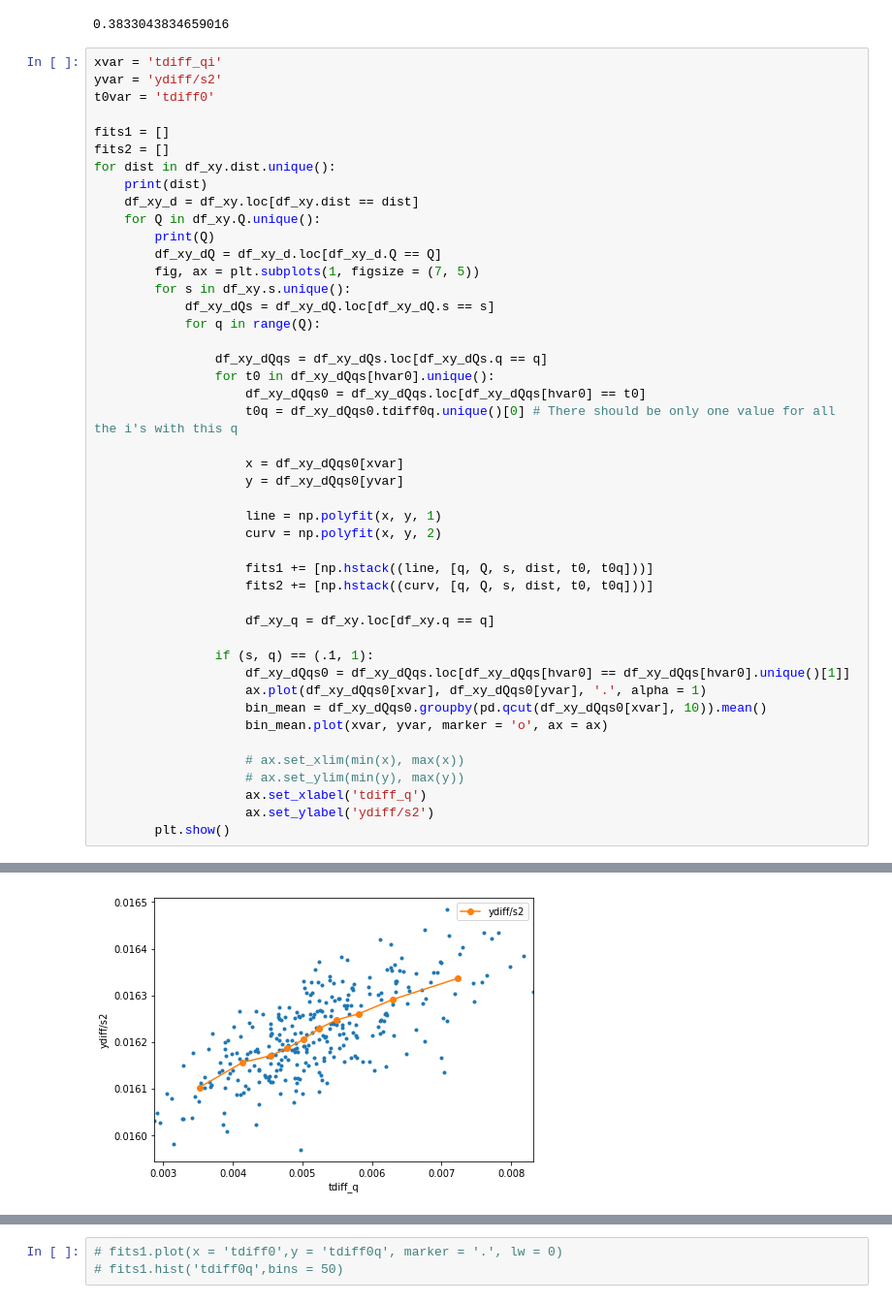
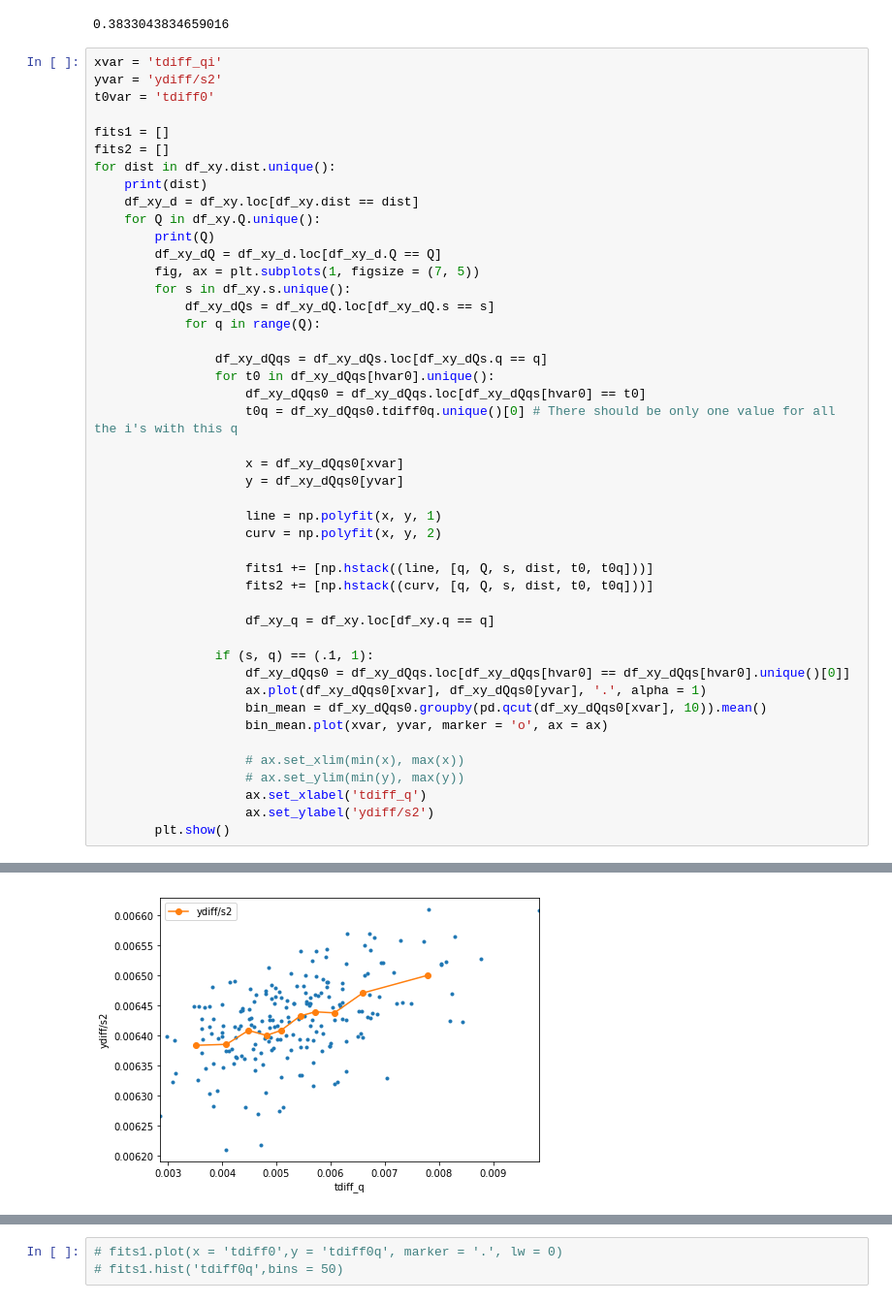
Before and after one commit to matuteiglesias/French_exports_bkp, a Jupyter notebook: code/notebooks/Partial dependence Computation - 2.ipynb, the cells around one changed output, grey strips where cells are left out. Shown at 97% size. Saved outputs shown, nothing was run; the diff lists cells and outputs as text.

```diff
--- a/code/notebooks/Partial dependence Computation - 2.ipynb
+++ b/code/notebooks/Partial dependence Computation - 2.ipynb
@@ -230,7 +384,7 @@ for dist in df_xy.dist.unique():
                     df_xy_q = df_xy.loc[df_xy.q == q]
 
                 if (s, q) == (.1, 1):
-                    df_xy_dQqs0 = df_xy_dQqs.loc[df_xy_dQqs[hvar0] == df_xy_dQqs[hvar0].unique()[1]]
+                    df_xy_dQqs0 = df_xy_dQqs.loc[df_xy_dQqs[hvar0] == df_xy_dQqs[hvar0].unique()[0]]
                     ax.plot(df_xy_dQqs0[xvar], df_xy_dQqs0[yvar], '.', alpha = 1)
                     bin_mean = df_xy_dQqs0.groupby(pd.qcut(df_xy_dQqs0[xvar], 10)).mean()
                     bin_mean.plot(xvar, yvar, marker = 'o', ax = ax)
@@ -247,5 +401,5 @@ norm
 20
-[figure, old version]
+[figure, new version]
 # %%
 fits1 = pd.DataFrame(np.array(fits1), columns = ['a', 'b', 'q', 'Q', 's', 'dist', hvar0, hvar0+'q'])
 fits2 = pd.DataFrame(np.array(fits2), columns = ['a', 'b', 'c', 'q', 'Q', 's', 'dist', hvar0, hvar0+'q'])
```
Also changed, not shown: parts of 6 cells of this notebook.
